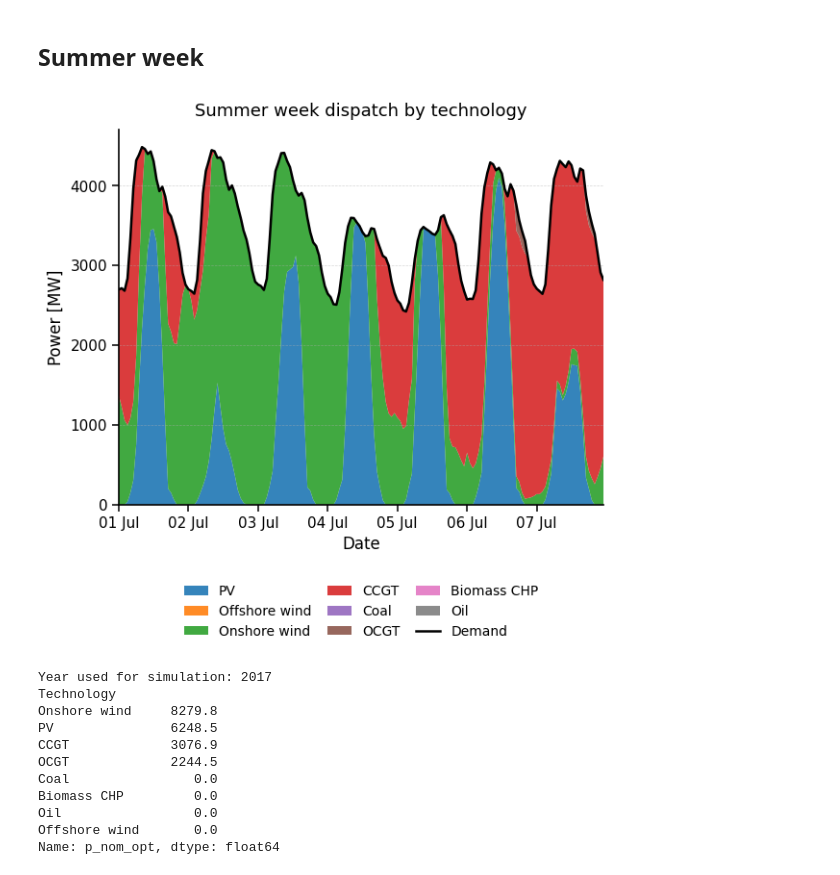
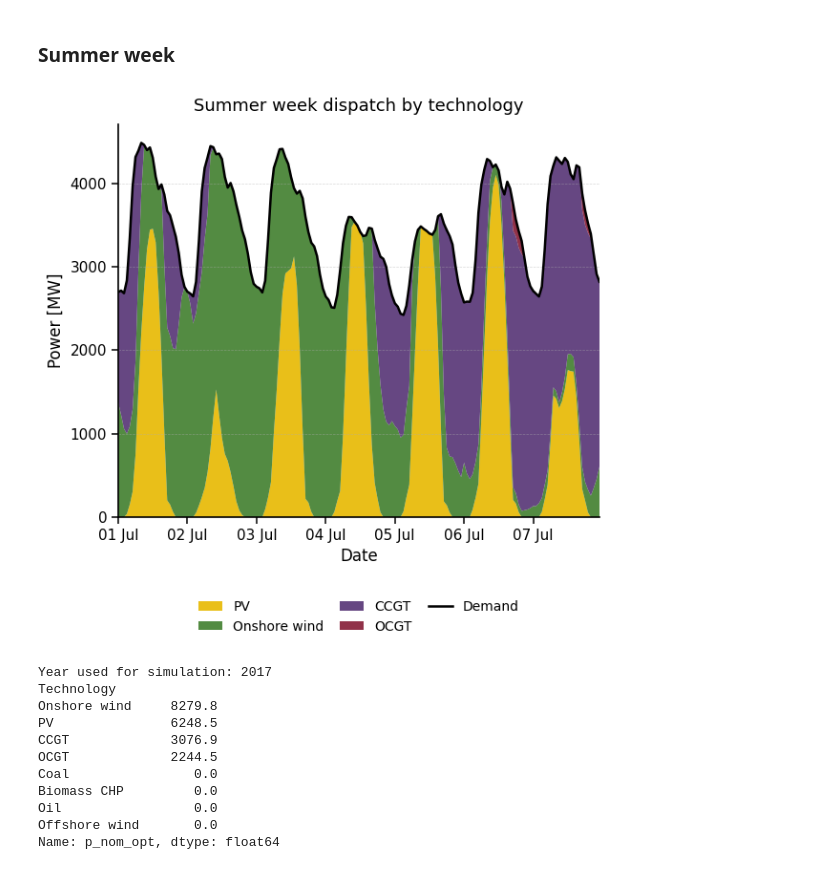
Before and after one commit to martinsiitam/ieg-spring-2026, a Jupyter notebook: oscar/projectv1.ipynb, the cells around one changed output. Drawn from its saved outputs; the diff is of its cells as text; code cells hidden in the pictures.

```diff
--- a/oscar/projectv1.ipynb
+++ b/oscar/projectv1.ipynb
@@ -512,5 +549,5 @@ plt.show()
 # %% [markdown]
-## Summer week
+### Summer week
 # %%
 # -----------------------------
 # Date range summer week
@@ -521,6 +558,33 @@ if capacity_factor_year is not None:
 else:
     start_date = pd.Timestamp("2015-07-01 00:00:00")
     end_date   = pd.Timestamp("2015-07-07 23:00:00")
+
+# -----------------------------
+# Fixed color map and order
+# -----------------------------
+tech_colors = {
+    "PV": "#E7B800",
+    "Onshore wind": "#407E2D",
+    "Offshore wind": "#A00078",
+    "Biomass CHP": "#8C564B",
+    "CCGT": "#553375",
+    "OCGT": "#851B35",
+    "Coal": "#7E8083",
+    "Oil": "#272727",
+    "BESS": "#E6810E",
+    "Demand": "#000000",
+}
+
+preferred_order = [
+    "PV",
+    "Onshore wind",
+    "Offshore wind",
+    "Biomass CHP",
+    "CCGT",
+    "OCGT",
+    "Coal",
+    "Oil",
+]
 
 # -----------------------------
 # Dispatch preparation
@@ -536,12 +600,7 @@ dispatch_nice = dispatch.rename(
 
 dispatch_nice = dispatch_nice.T.groupby(level=0).sum().T
 
-cost_df = n.generators[["carrier", "marginal_cost"]].copy()
-cost_df["nice_name"] = cost_df["carrier"].map(n.carriers.nice_name)
-
-cost_by_tech = cost_df.groupby("nice_name")["marginal_cost"].mean()
-tech_order = cost_by_tech.sort_values().index.tolist()
-
+tech_order = [c for c in preferred_order if c in dispatch_nice.columns]
 dispatch_nice = dispatch_nice[tech_order]
 
 # -----------------------------
@@ -553,17 +612,22 @@ demand_plot = work_df.loc[start_date:end_date, "demand_mw"].copy()
 dispatch_plot.index = pd.to_datetime(dispatch_plot.index)
 demand_plot.index = pd.to_datetime(demand_plot.index)
 
+# Remove technologies with zero dispatch in the plotted week
+active_cols = dispatch_plot.columns[dispatch_plot.abs().sum(axis=0) > 1e-9]
+dispatch_plot = dispatch_plot[active_cols]
 # -----------------------------
 # Plot
 # -----------------------------
-fig, ax = plt.subplots(figsize=(6.2, 6.2))   # square and paper-friendly
+fig, ax = plt.subplots(figsize=(6.2, 6.2))
 
 x = dispatch_plot.index
 y = [dispatch_plot[col].to_numpy() for col in dispatch_plot.columns]
+stack_colors = [tech_colors.get(col, "#999999") for col in dispatch_plot.columns]
 
 ax.stackplot(
     x, y,
     labels=dispatch_plot.columns,
+    colors=stack_colors,
     alpha=0.90,
     linewidth=0.3
 )
@@ -571,7 +635,7 @@ ax.stackplot(
 ax.plot(
     demand_plot.index,
     demand_plot.to_numpy(),
-    color="black",
+    color=tech_colors["Demand"],
     linewidth=1.8,
     label="Demand",
     zorder=5
@@ -579,38 +643,34 @@ ax.plot(
 
 # X-axis: daily ticks only
 ax.xaxis.set_major_locator(mdates.DayLocator())
 ax.xaxis.set_major_formatter(mdates.DateFormatter("%d %b"))
 plt.setp(ax.get_xticklabels(), rotation=0, ha="center")
 
 # Labels
 ax.set_ylabel("Power [MW]")
 ax.set_xlabel("Date")
-
-# Short title
 ax.set_title("Summer week dispatch by technology", pad=10)
 
 # Cleaner look
 ax.margins(x=0)
 ax.spines["top"].set_visible(False)
 ax.spines["right"].set_visible(False)
-
-# Optional light grid only on y
 ax.grid(axis="y", linestyle="--", linewidth=0.5, alpha=0.5)
 
 # Legend below the plot
 ax.legend(
     loc="upper center",
     bbox_to_anchor=(0.5, -0.18),
     ncol=3,
     frameon=False,
     handlelength=1.8,
     columnspacing=1.2
 )
 
 fig.tight_layout()
 plt.show()
 # %% [output]
-[figure, old version]
+[figure, new version]
 # %%
 capacity = n.generators[["carrier", "p_nom_opt"]].copy()
 
```
Also changed, not shown: parts of 37 cells of this notebook.
